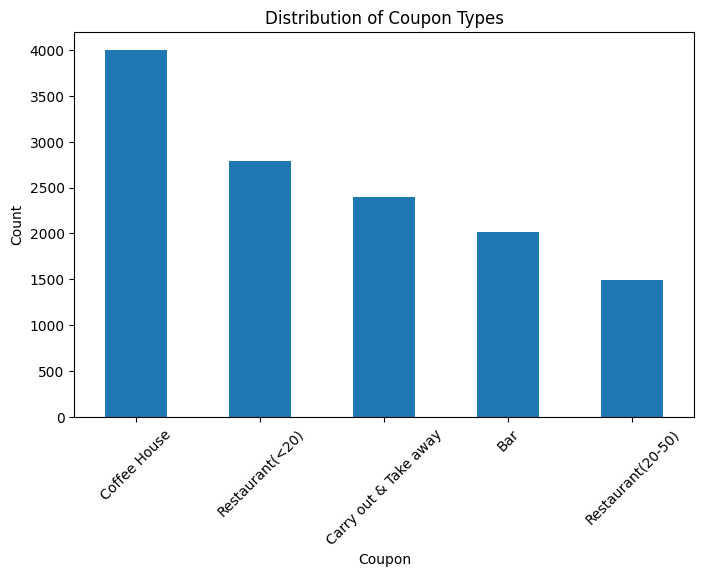
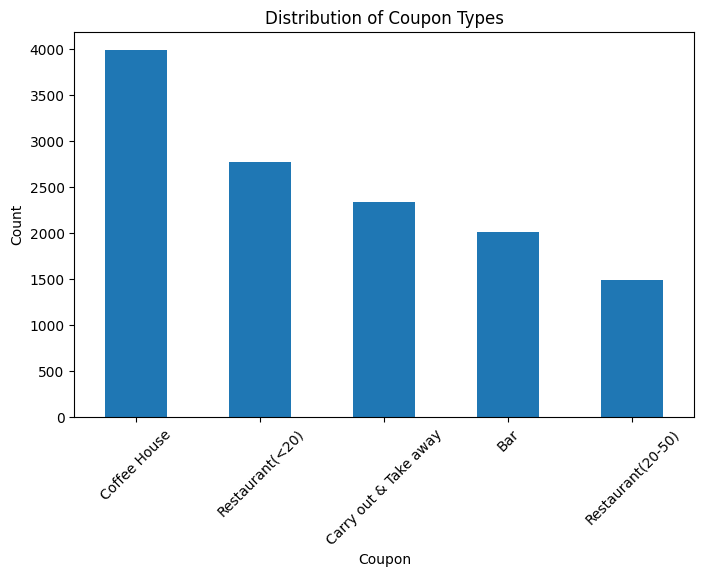
The change to this notebook cell's code, shown as a diff; its figure went from the first image to the second:
--- before
+++ after
@@ -9,5 +9,5 @@
 #plt.xticks(rotation=45)
 
-df['coupon'].value_counts().plot(kind='bar', figsize=(8,5))
+data['coupon'].value_counts().plot(kind='bar', figsize=(8,5))
 
 plt.title('Distribution of Coupon Types')

Commit: Created using Colab